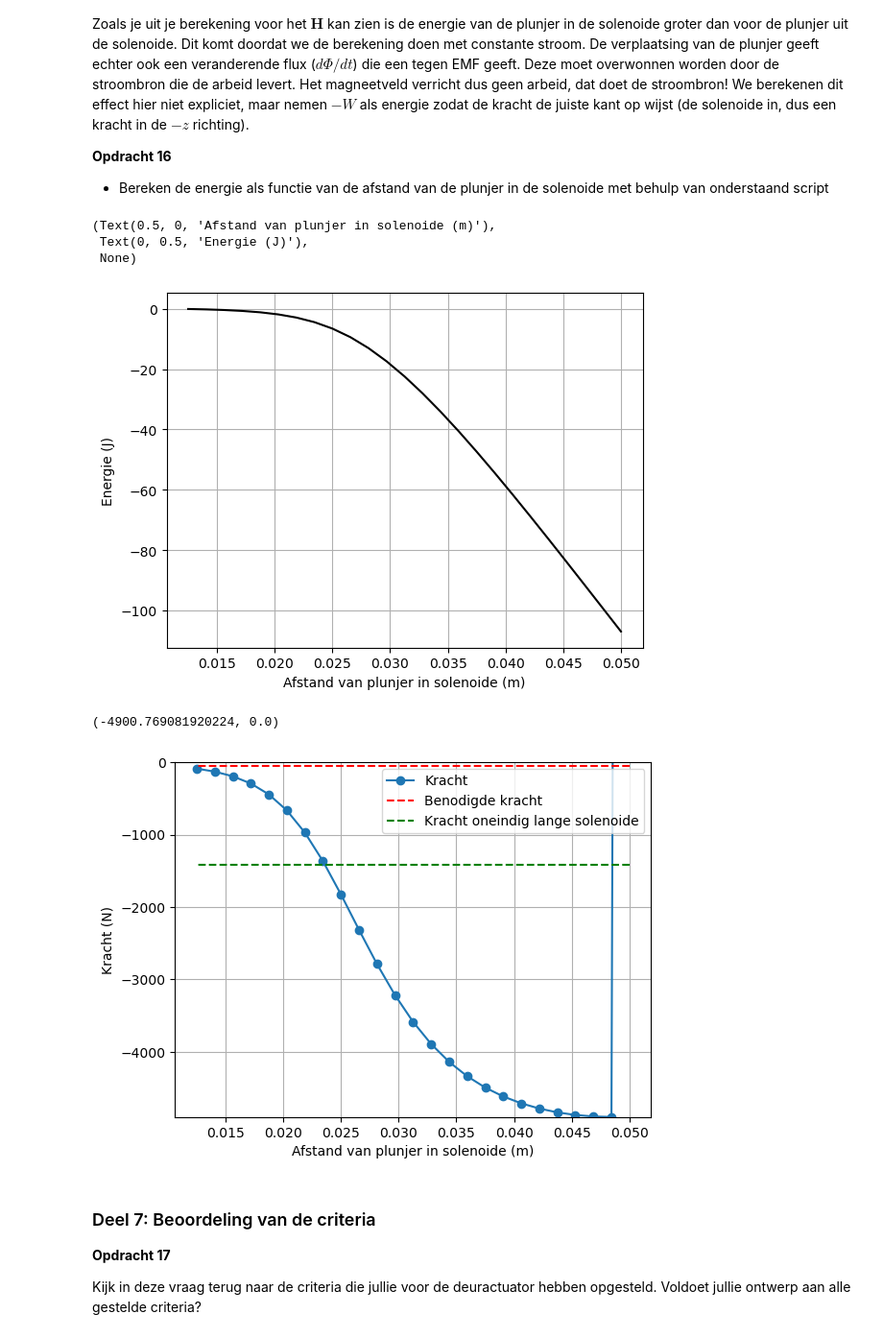
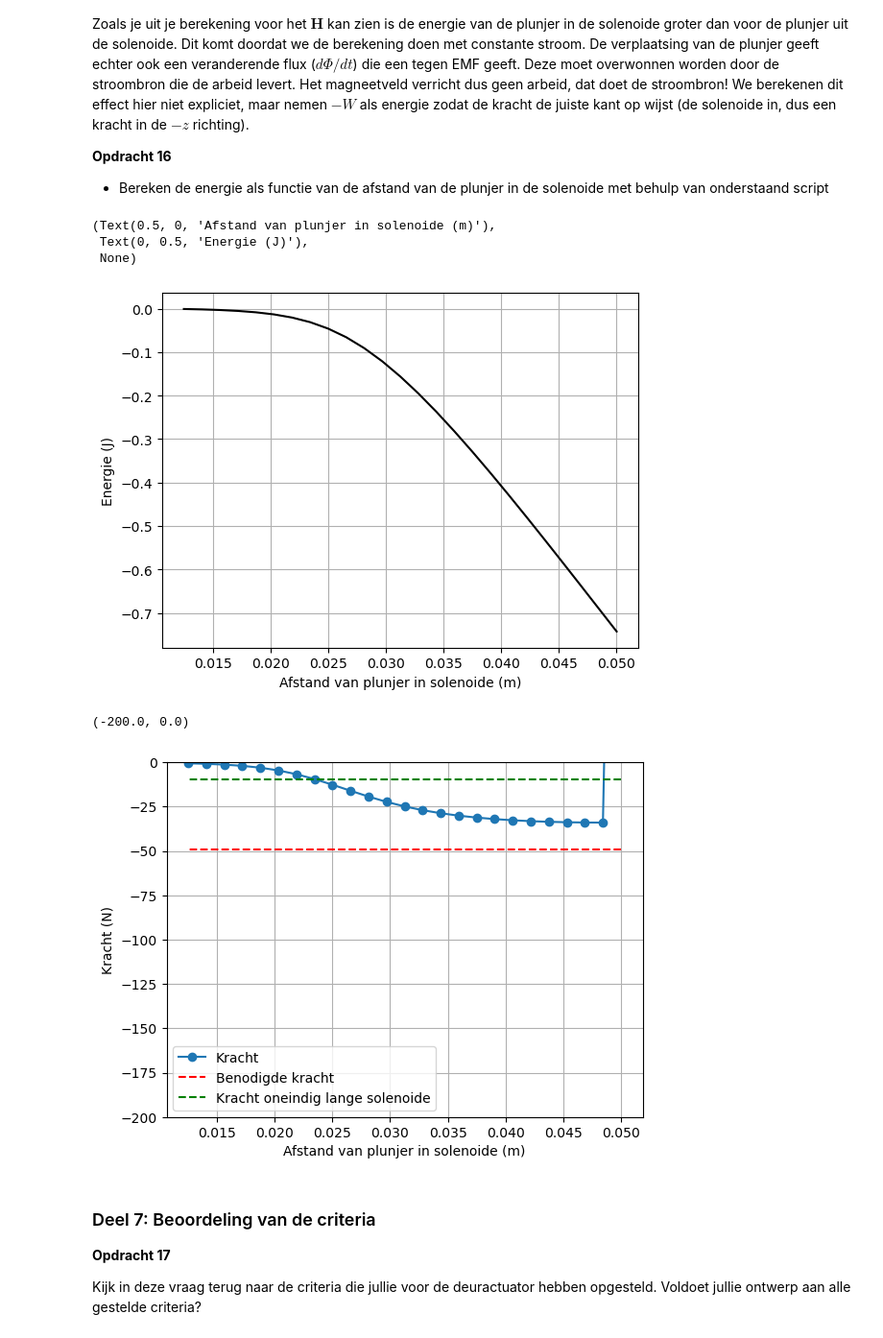
Before and after one commit to beanmachine123/opdrachten-DEF-D, a Jupyter notebook: 2KrachtactuatorOpdracht/2KrachtactuatorOpdracht/KrachtactuatorOpdracht.ipynb, the cells around one changed output. Shown at 96% size. Drawn from its saved outputs; the diff is of its cells as text; code cells hidden in the pictures.

```diff
--- a/2KrachtactuatorOpdracht/2KrachtactuatorOpdracht/KrachtactuatorOpdracht.ipynb
+++ b/2KrachtactuatorOpdracht/2KrachtactuatorOpdracht/KrachtactuatorOpdracht.ipynb
@@ -463,10 +463,12 @@ a. Bereken het aantal omwentelingen van je draad, hierbij mag je aannemen dat de
 b. Bereken de $x$, $y$ en $z$ coordinaten.\
 c. Bereken de spoed, in eenheden van aantal omwentelingen per meter, en print dit.
 # %%
-l_draad = 14 # Lengte draad, test
-r_sol = 0.01 # Straal solenoide, test
-L_sol = 0.05 # Lengte solenoide, test
-N = 200 # Aantal wikkeling, test
+l_draad = 14 # Lengte draad
+r_sol = 0.01 # Straal solenoide
+L_sol = 0.05 # Lengte solenoide
+N = 200 # Aantal punten
+
+I = I_deur
 
 #a)
 aantal_omwentelingen = l_draad/(2*np.pi*r_sol)
@@ -557,7 +559,7 @@ for i_field in range(n_ax):
 H_veld_ideaal= H_analytisch *np.ones(n_ax)*(1.0*(z_ax < L_sol/2))
 
 # dit is nog een aardige analytische uitdrukking die je kan uitrekenen voor de z-component op de as van een solenoide met eindige lengte
-H_veld_analytisch=(N*I/L_sol/2)*((L_sol/2-z_ax)/np.sqrt((z_ax- L_sol/2)**2 + r_sol**2)+(L_sol/2+z_ax)/np.sqrt((z_ax+ L_sol/2)**2 + r_sol**2))
+H_veld_analytisch=(aantal_omwentelingen*I_deur/L_sol/2)*((L_sol/2-z_ax)/np.sqrt((z_ax- L_sol/2)**2 + r_sol**2)+(L_sol/2+z_ax)/np.sqrt((z_ax+ L_sol/2)**2 + r_sol**2))
 
 plt.figure(figsize=[13,4])
 plt.subplot(131)
@@ -597,20 +599,20 @@ plt.xlabel('Afstand van plunjer in solenoide (m)'), plt.ylabel('Energie (J)'), p
 (Text(0.5, 0, 'Afstand van plunjer in solenoide (m)'),
  Text(0, 0.5, 'Energie (J)'),
  None)
-[figure, old version]
+[figure, new version]
 # %%
 force_analytical = -mu_0*mu_r*np.pi*r_s**2*N**2*I**2/2/L_s**2 # Kracht uitrekenen numeriek
 force_numerical=np.diff(Wz, n=1, append=[0])/(z_ax[1] - z_ax[0]) # Kracht uitrekenen
 
 # Plotting the results
 plt.plot(L_s/2 - z_ax, np.flipud(force_numerical), '-o', label='Kracht')
 plt.plot(L_s/2 - z_ax, (-5*9.8)*np.ones(n_ax), '--r', label='Benodigde kracht')
 plt.plot(L_s/2 - z_ax, force_analytical*np.ones(n_ax), '--g', label='Kracht oneindig lange solenoide')
 plt.xlabel('Afstand van plunjer in solenoide (m)'), plt.ylabel('Kracht (N)'), plt.grid(), plt.legend()
-plt.ylim([min(force_numerical), 0])
+plt.ylim([-200, 0])
 # %% [output]
-(-4900.769081920224, 0.0)
+(-200.0, 0.0)
-[figure, old version]
+[figure, new version]
 # %% [markdown]
 ### Deel 7: Beoordeling van de criteria
 **Opdracht 17**
```
Also changed, not shown: parts of 4 cells of this notebook.
